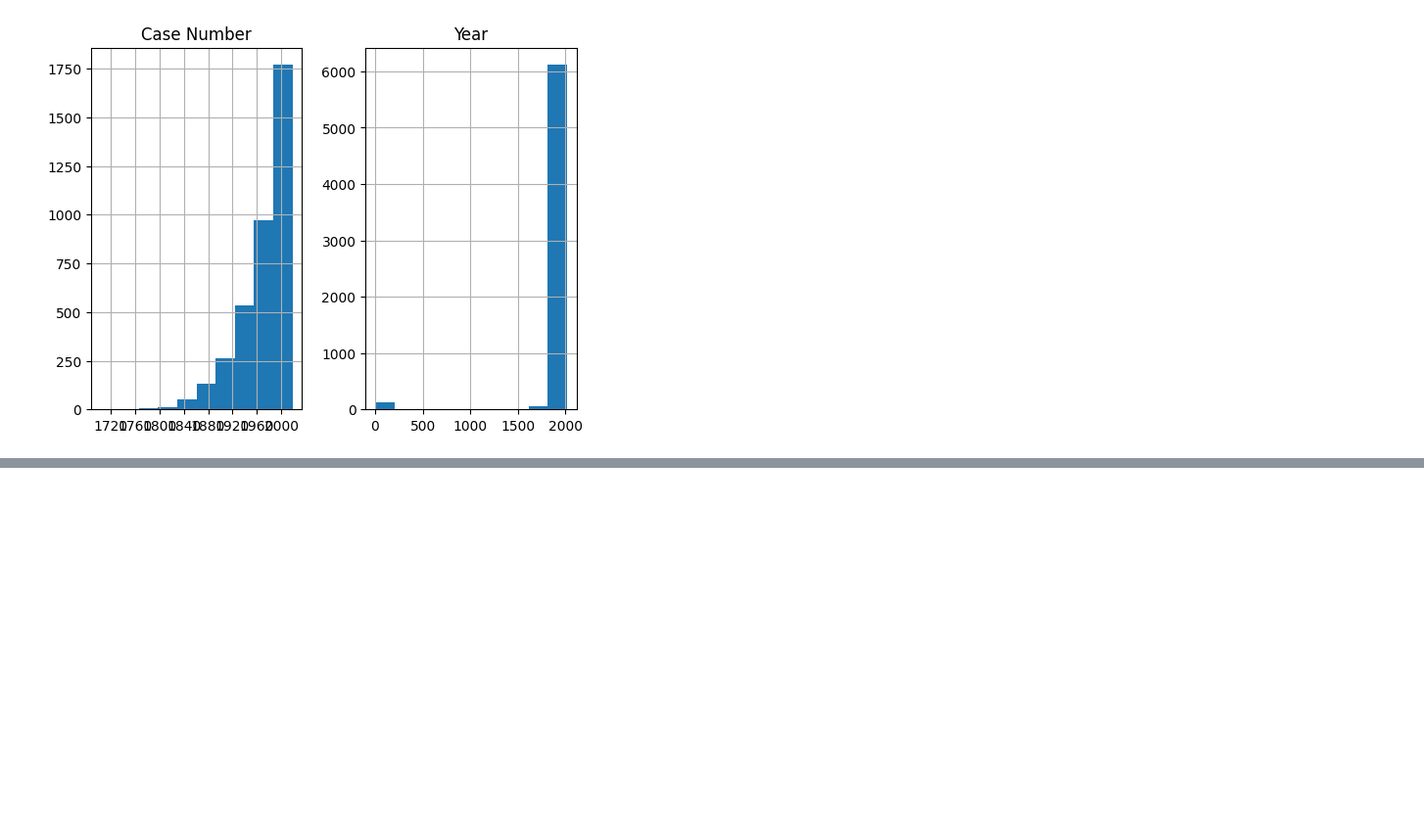
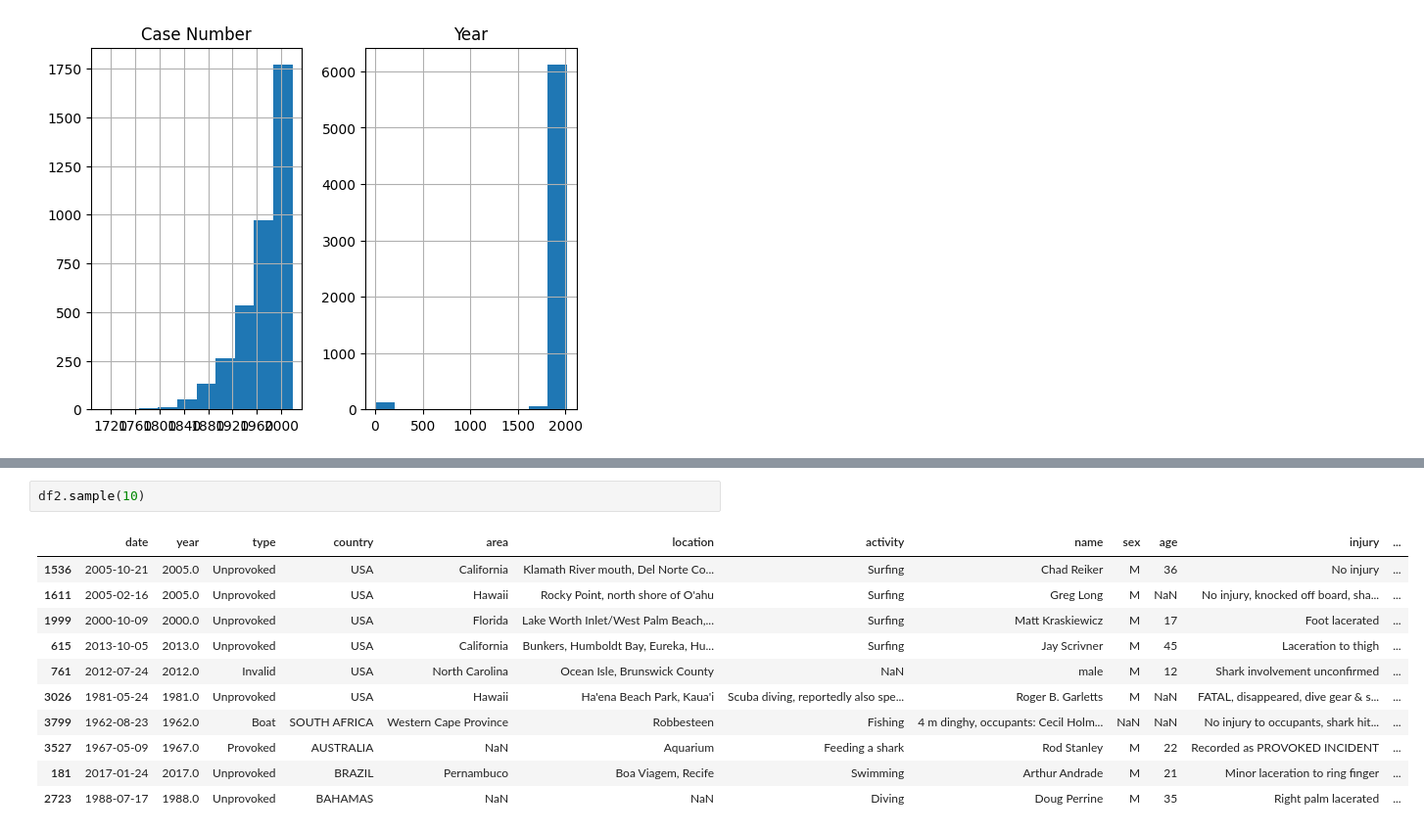
Before and after one commit to inesmarina8/proyect1_shark_attack, a Jupyter notebook: Shark_attacks_inesmarina.ipynb, the cells around one changed output, grey strips where cells are left out. Shown: that part at 98% size. Drawn from its saved outputs; the diff is of its cells as text; blank space fills up the shorter version.

```diff
--- a/Shark_attacks_inesmarina.ipynb
+++ b/Shark_attacks_inesmarina.ipynb
@@ -705,0 +837,14 @@ array([[<Axes: title={'center': 'Case Number'}>,
+# %%
+df2.sample(10)
+# %% [output]
+|  | date | year | type | country | area | location | activity | name | sex | age | injury | ... |
+| 1536 | 2005-10-21 | 2005.0 | Unprovoked | USA | California | Klamath River mouth, Del Norte Co... | Surfing | Chad Reiker | M | 36 | No injury | ... |
+| 1611 | 2005-02-16 | 2005.0 | Unprovoked | USA | Hawaii | Rocky Point, north shore of O'ahu | Surfing | Greg Long | M | NaN | No injury, knocked off board, sha... | ... |
+| 1999 | 2000-10-09 | 2000.0 | Unprovoked | USA | Florida | Lake Worth Inlet/West Palm Beach,... | Surfing | Matt Kraskiewicz | M | 17 | Foot lacerated | ... |
+| 615 | 2013-10-05 | 2013.0 | Unprovoked | USA | California | Bunkers, Humboldt Bay, Eureka, Hu... | Surfing | Jay Scrivner | M | 45 | Laceration to thigh | ... |
+| 761 | 2012-07-24 | 2012.0 | Invalid | USA | North Carolina | Ocean Isle, Brunswick County | NaN | male | M | 12 | Shark involvement unconfirmed | ... |
+| 3026 | 1981-05-24 | 1981.0 | Unprovoked | USA | Hawaii | Ha'ena Beach Park, Kaua'i | Scuba diving, reportedly also spe... | Roger B. Garletts | M | NaN | FATAL, disappeared, dive gear & s... | ... |
+| 3799 | 1962-08-23 | 1962.0 | Boat | SOUTH AFRICA | Western Cape Province | Robbesteen | Fishing | 4 m dinghy, occupants: Cecil Holm... | NaN | NaN | No injury to occupants, shark hit... | ... |
+| 3527 | 1967-05-09 | 1967.0 | Provoked | AUSTRALIA | NaN | Aquarium | Feeding a shark | Rod Stanley | M | 22 | Recorded as PROVOKED INCIDENT | ... |
+| 181 | 2017-01-24 | 2017.0 | Unprovoked | BRAZIL | Pernambuco | Boa Viagem, Recife | Swimming | Arthur Andrade | M | 21 | Minor laceration to ring finger | ... |
+| 2723 | 1988-07-17 | 1988.0 | Unprovoked | BAHAMAS | NaN | NaN | Diving | Doug Perrine | M | 35 | Right palm lacerated | ... |
```
Also changed, not shown: parts of 23 cells of this notebook, 1 other file.
